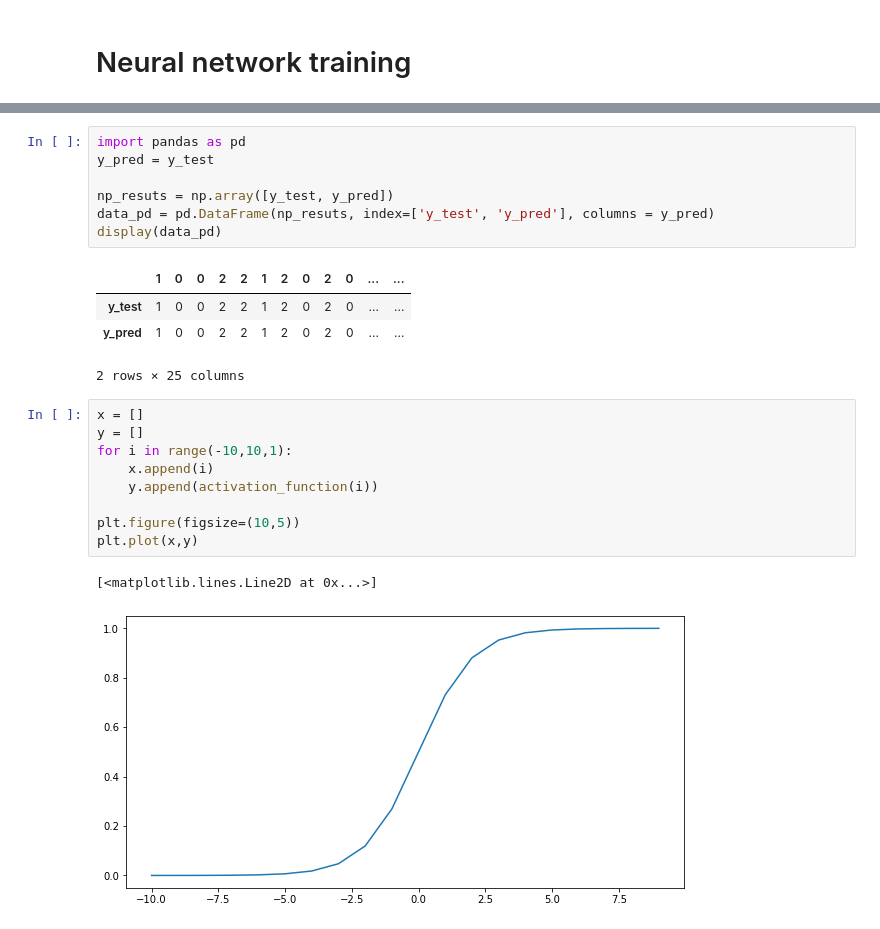
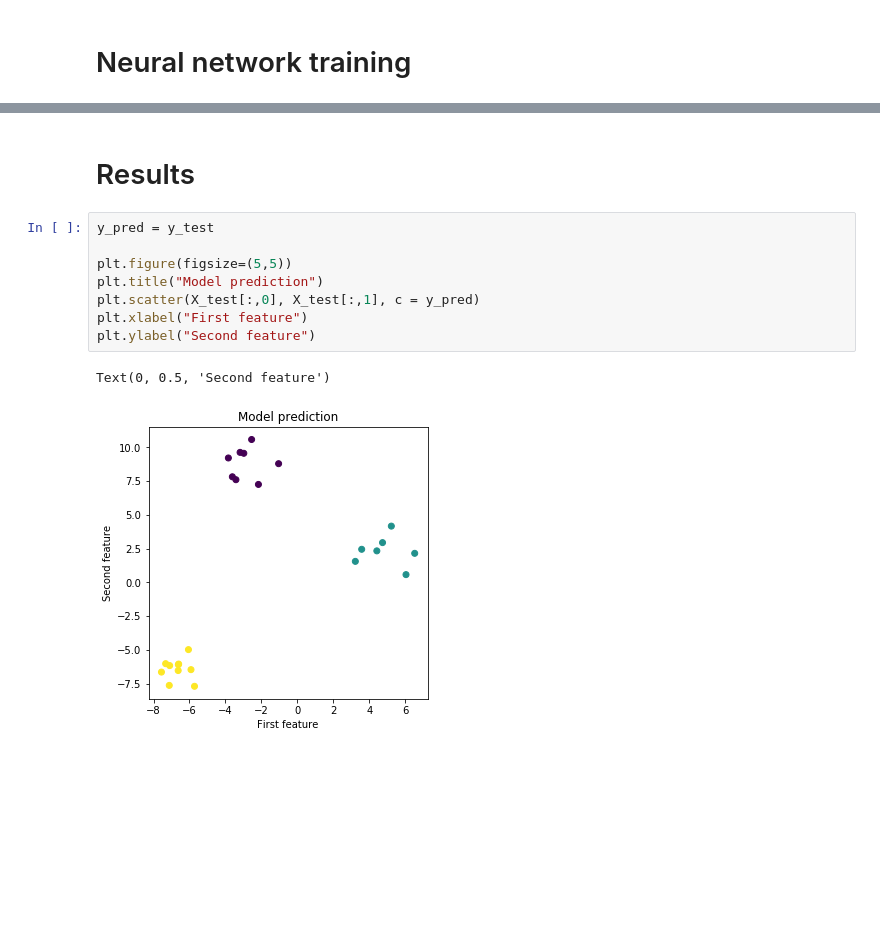
Before and after one commit to ArtemAvanesov/Roonyx-Labs, a Jupyter notebook: 3.ipynb, the cells around one changed output, grey strips where cells are left out. Drawn from its saved outputs; the diff is of its cells as text; blank space fills up the shorter version.

```diff
--- a/3.ipynb
+++ b/3.ipynb
@@ -76,24 +76,13 @@ print(error)
-# %%
-import pandas as pd
-y_pred = y_test
-
-np_resuts = np.array([y_test, y_pred])
-data_pd = pd.DataFrame(np_resuts, index=['y_test', 'y_pred'], columns = y_pred)
-display(data_pd)
-# %% [output]
-|  | 1 | 0 | 0 | 2 | 2 | 1 | 2 | 0 | 2 | 0 | ... | ... |
-| y_test | 1 | 0 | 0 | 2 | 2 | 1 | 2 | 0 | 2 | 0 | ... | ... |
-| y_pred | 1 | 0 | 0 | 2 | 2 | 1 | 2 | 0 | 2 | 0 | ... | ... |
-2 rows × 25 columns
-# %%
-x = []
-y = []
-for i in range(-10,10,1):
-    x.append(i)
-    y.append(activation_function(i))
-
-plt.figure(figsize=(10,5))
-plt.plot(x,y)
-# %% [output]
-[<matplotlib.lines.Line2D at 0x...>]
-[figure, removed]
+# %% [markdown]
+# Results
+# %%
+y_pred = y_test
+
+plt.figure(figsize=(5,5))
+plt.title("Model prediction")
+plt.scatter(X_test[:,0], X_test[:,1], c = y_pred)
+plt.xlabel("First feature")
+plt.ylabel("Second feature")
+# %% [output]
+Text(0, 0.5, 'Second feature')
+[figure, added]
```
Also changed, not shown: parts of 1 cell of this notebook.
